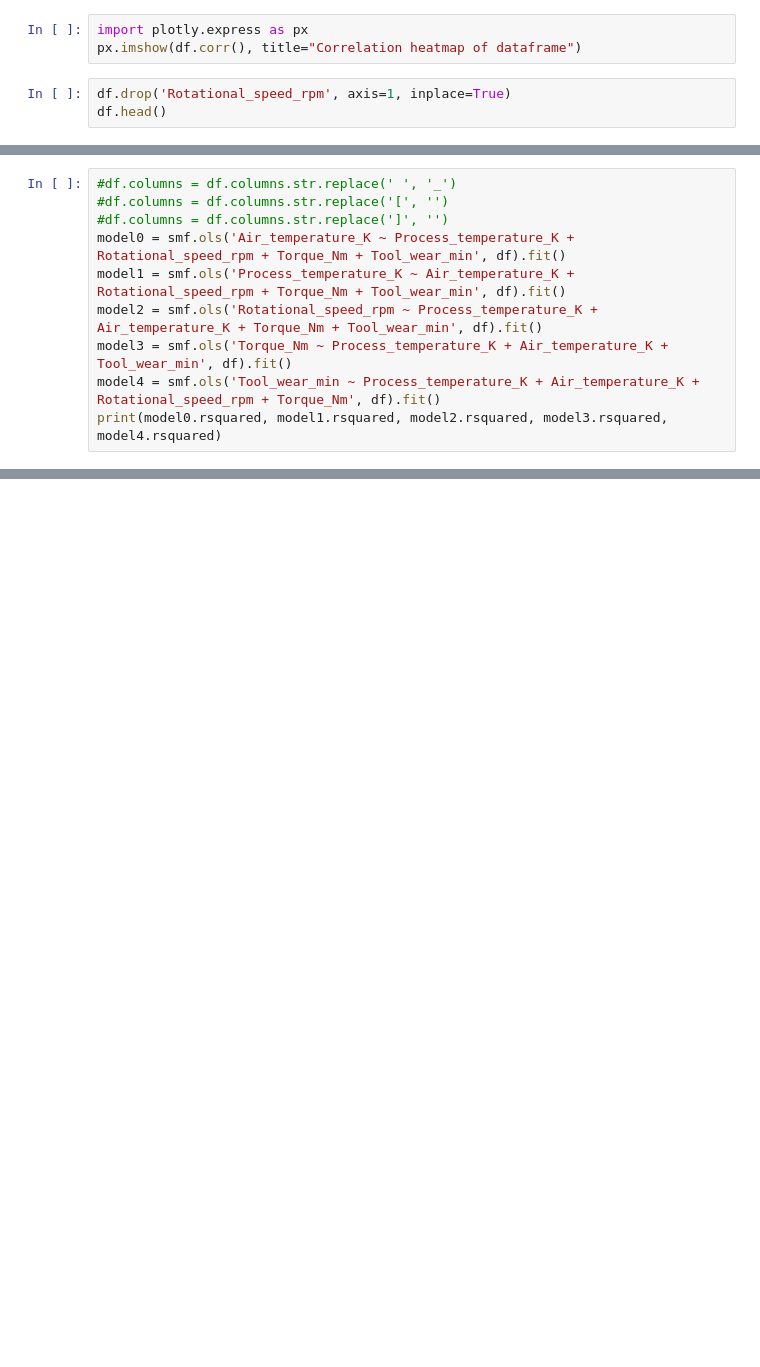
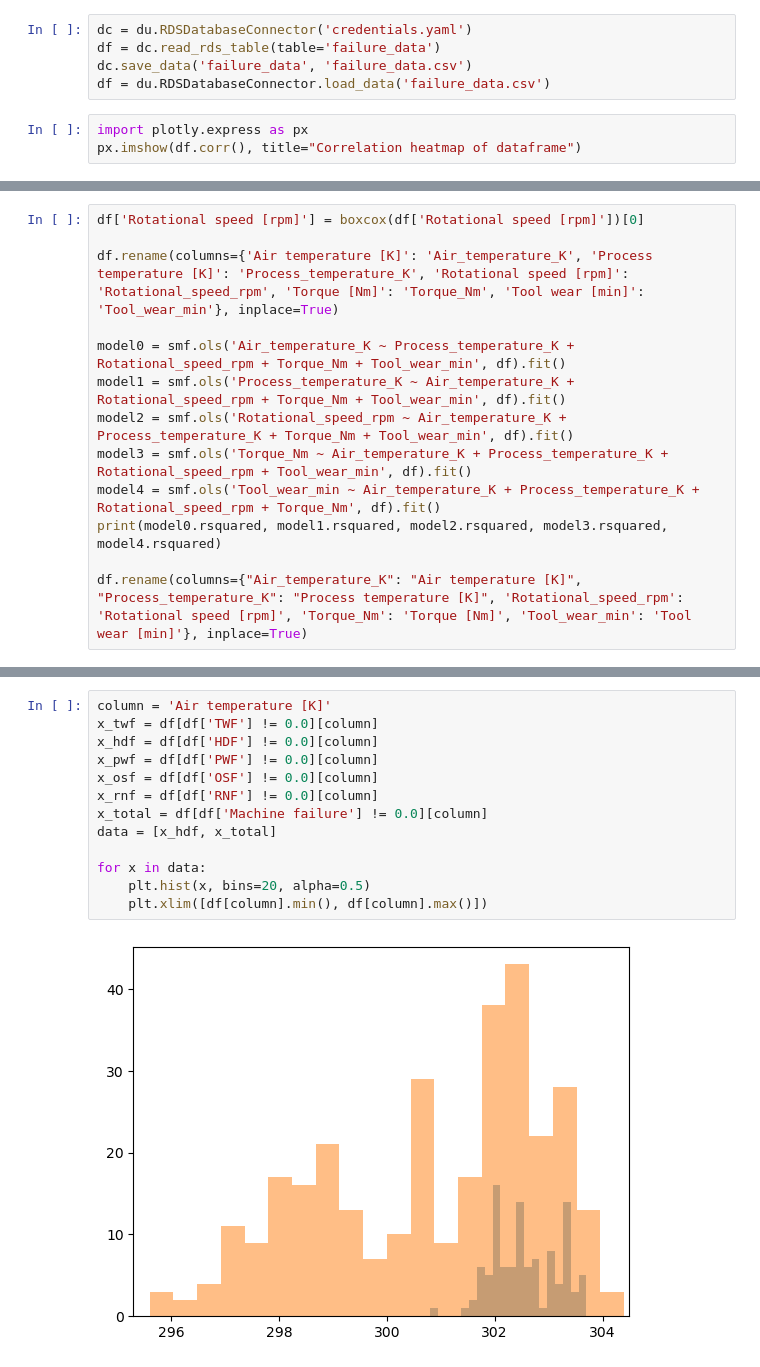
Before and after one commit to sgrayner/EDA-Manufacturing, a Jupyter notebook: test_file.ipynb, the cells around one changed output, grey strips where cells are left out. Drawn from its saved outputs; the diff is of its cells as text; blank space fills up the shorter version.

```diff
--- a/test_file.ipynb
+++ b/test_file.ipynb
@@ -56,6 +30,8 @@ See the caveats in the documentation: https://pandas.pydata.org/pandas-docs/stab
+# %%
+dc = du.RDSDatabaseConnector('credentials.yaml')
+df = dc.read_rds_table(table='failure_data')
+dc.save_data('failure_data', 'failure_data.csv')
+df = du.RDSDatabaseConnector.load_data('failure_data.csv')
 # %%
 import plotly.express as px
 px.imshow(df.corr(), title="Correlation heatmap of dataframe")
-# %%
-df.drop('Rotational_speed_rpm', axis=1, inplace=True)
-df.head()
@@ -69,11 +38,14 @@ df.head()
 # %%
-#df.columns = df.columns.str.replace(' ', '_')
-#df.columns = df.columns.str.replace('[', '')
-#df.columns = df.columns.str.replace(']', '')
+df['Rotational speed [rpm]'] = boxcox(df['Rotational speed [rpm]'])[0]
+
+df.rename(columns={'Air temperature [K]': 'Air_temperature_K', 'Process temperature [K]': 'Process_temperature_K', 'Rotational speed [rpm]': 'Rotational_speed_rpm', 'Torque [Nm]': 'Torque_Nm', 'Tool wear [min]': 'Tool_wear_min'}, inplace=True)
+
 model0 = smf.ols('Air_temperature_K ~ Process_temperature_K + Rotational_speed_rpm + Torque_Nm + Tool_wear_min', df).fit()
 model1 = smf.ols('Process_temperature_K ~ Air_temperature_K + Rotational_speed_rpm + Torque_Nm + Tool_wear_min', df).fit()
-model2 = smf.ols('Rotational_speed_rpm ~ Process_temperature_K + Air_temperature_K + Torque_Nm + Tool_wear_min', df).fit()
-model3 = smf.ols('Torque_Nm ~ Process_temperature_K + Air_temperature_K + Tool_wear_min', df).fit()
-model4 = smf.ols('Tool_wear_min ~ Process_temperature_K + Air_temperature_K + Rotational_speed_rpm + Torque_Nm', df).fit()
+model2 = smf.ols('Rotational_speed_rpm ~ Air_temperature_K + Process_temperature_K + Torque_Nm + Tool_wear_min', df).fit()
+model3 = smf.ols('Torque_Nm ~ Air_temperature_K + Process_temperature_K + Rotational_speed_rpm + Tool_wear_min', df).fit()
+model4 = smf.ols('Tool_wear_min ~ Air_temperature_K + Process_temperature_K + Rotational_speed_rpm + Torque_Nm', df).fit()
 print(model0.rsquared, model1.rsquared, model2.rsquared, model3.rsquared, model4.rsquared)
+
+df.rename(columns={"Air_temperature_K": "Air temperature [K]", "Process_temperature_K": "Process temperature [K]", 'Rotational_speed_rpm': 'Rotational speed [rpm]', 'Torque_Nm': 'Torque [Nm]', 'Tool_wear_min': 'Tool wear [min]'}, inplace=True)
 # %% [output]
@@ -80,0 +76,15 @@ print(model0.rsquared, model1.rsquared, model2.rsquared, model3.rsquared, model4
+# %%
+column = 'Air temperature [K]'
+x_twf = df[df['TWF'] != 0.0][column]
+x_hdf = df[df['HDF'] != 0.0][column]
+x_pwf = df[df['PWF'] != 0.0][column]
+x_osf = df[df['OSF'] != 0.0][column]
+x_rnf = df[df['RNF'] != 0.0][column]
+x_total = df[df['Machine failure'] != 0.0][column]
+data = [x_hdf, x_total]
+
+for x in data:
+    plt.hist(x, bins=20, alpha=0.5)
+    plt.xlim([df[column].min(), df[column].max()])
+# %% [output]
+[figure, added]
```
Also changed, not shown: parts of 13 cells of this notebook.
